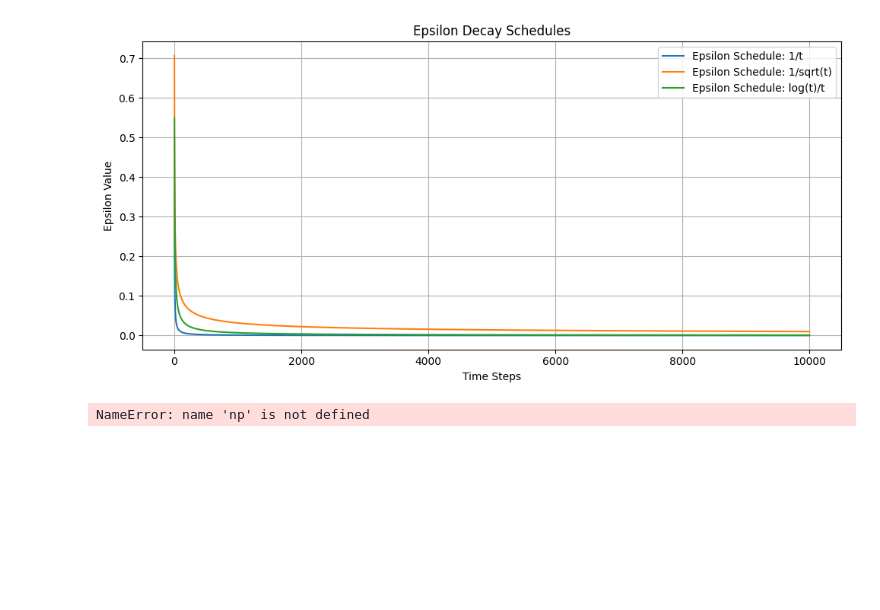
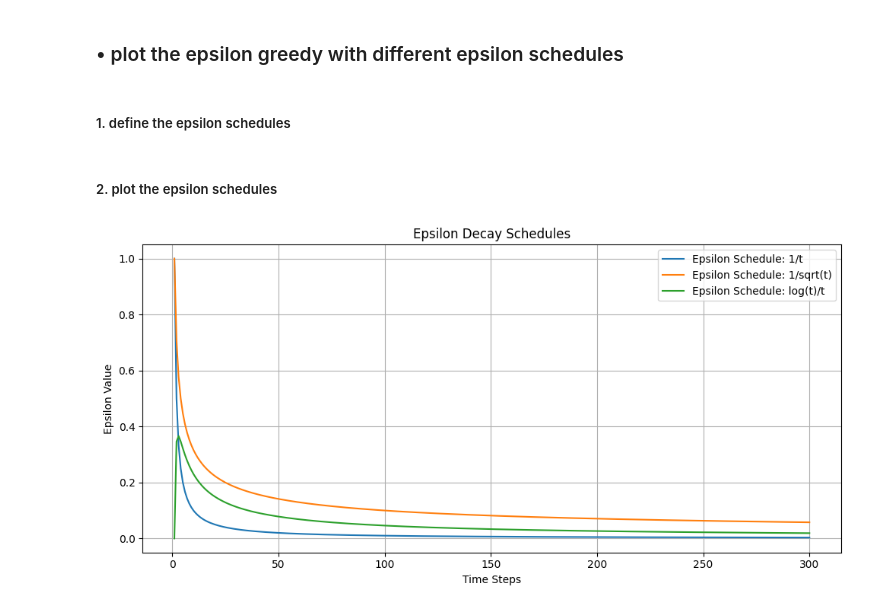
Before and after one commit to omerkarahasanoglu/Research-Skills, a Jupyter notebook: MAB_Assignment.ipynb, the cells around one changed output. Cells and saved outputs as stored; diff of their text form; code cells hidden in the pictures; blank space fills up the shorter version.

```diff
--- a/MAB_Assignment.ipynb
+++ b/MAB_Assignment.ipynb
@@ -196,0 +152,6 @@ TypeError: UCB() takes no arguments
+# %%
+# set up the environmnet
+num_arms = 10
+reward_means = np.linspace(0, 1, num_arms)
+env = BanditEnvironment(num_arms, reward_means)
+num_steps = 300
@@ -197,70 +226,32 @@ TypeError: UCB() takes no arguments
+# %% [markdown]
+### • plot the epsilon greedy with different epsilon schedules
+# %% [markdown]
+##### 1. define the epsilon schedules
+# %%
+# Epsilon schedules
+schedules = {
+    '1/t': lambda t: 1 / t,
+    '1/sqrt(t)': lambda t: 1 / np.sqrt(t),
+    'log(t)/t': lambda t: np.log(t) / t
+}
+# %% [markdown]
+##### 2. plot the epsilon schedules
 # %%
-num_steps = 10000
 t_values = np.arange(1, num_steps + 1)
 
-# Epsilon schedule fonksiyonları
-schedules = {
-    '1/t': lambda t: 1 / (t + 1),
-    '1/sqrt(t)': lambda t: 1 / np.sqrt(t + 1),
-    'log(t)/t': lambda t: np.log(t + 2) / (t + 1)
-}
+# do the plotting
+plt.figure(figsize = (10, 5))
 
-# Grafik çizimi
-plt.figure(figsize=(10, 5))
-for name, schedule in schedules.items():
+for name, schedule in schedules.items(): # loop through each schedule
     epsilon_values = [schedule(t) for t in t_values]
-    plt.plot(t_values, epsilon_values, label=f'Epsilon Schedule: {name}')
+    plt.plot(t_values, epsilon_values, label = f'Epsilon Schedule: {name}')
 
 plt.xlabel("Time Steps")
 plt.ylabel("Epsilon Value")
 plt.title("Epsilon Decay Schedules")
 plt.legend()
 plt.grid(True)
 plt.tight_layout()
 plt.show()
 # %% [output]
-[figure, old version]
+[figure, new version]
-# %%
-# Deney fonksiyonu
-def run_experiment(schedule_name, schedule_fn, num_arms, reward_means, num_steps):
-    env = BanditEnvironment(num_arms, reward_means)
-    agent = EpsilonGreedyDecaying(num_arms, schedule_fn)
-    optimal_reward = max(reward_means)
-    regrets = []
-
-    for _ in range(num_steps):
-        arm = agent.select_arm()
-        reward = env.pull_arm(arm)
-        agent.update(arm, reward)
-        regrets.append(optimal_reward - reward)
-
-    return np.cumsum(regrets)
-
-
-# Parametreler
-num_arms = 10
-reward_means = np.linspace(0, 1, num_arms)
-num_steps = 10000
-
-# Epsilon schedule tanımları
-schedules = {
-    '1/t': lambda t: 1 / (t + 1),
-    '1/sqrt(t)': lambda t: 1 / np.sqrt(t + 1),
-    'log(t)/t': lambda t: np.log(t + 2) / (t + 1)
-}
-
-# Karşılaştırma grafiği
-plt.figure(figsize=(10, 5))
-for name, sched in schedules.items():
-    regret = run_experiment(name, sched, num_arms, reward_means, num_steps)
-    plt.plot(regret, label=f'Decaying Epsilon ({name})')
-
-plt.xlabel('Time Steps')
-plt.ylabel('Cumulative Regret')
-plt.title('Epsilon-Greedy Decaying: Schedule Comparison')
-plt.legend()
-plt.grid(True)
-plt.tight_layout()
-plt.show()
-# %% [output]
-NameError: name 'np' is not defined
```
Also changed, not shown: parts of 32 cells of this notebook.
